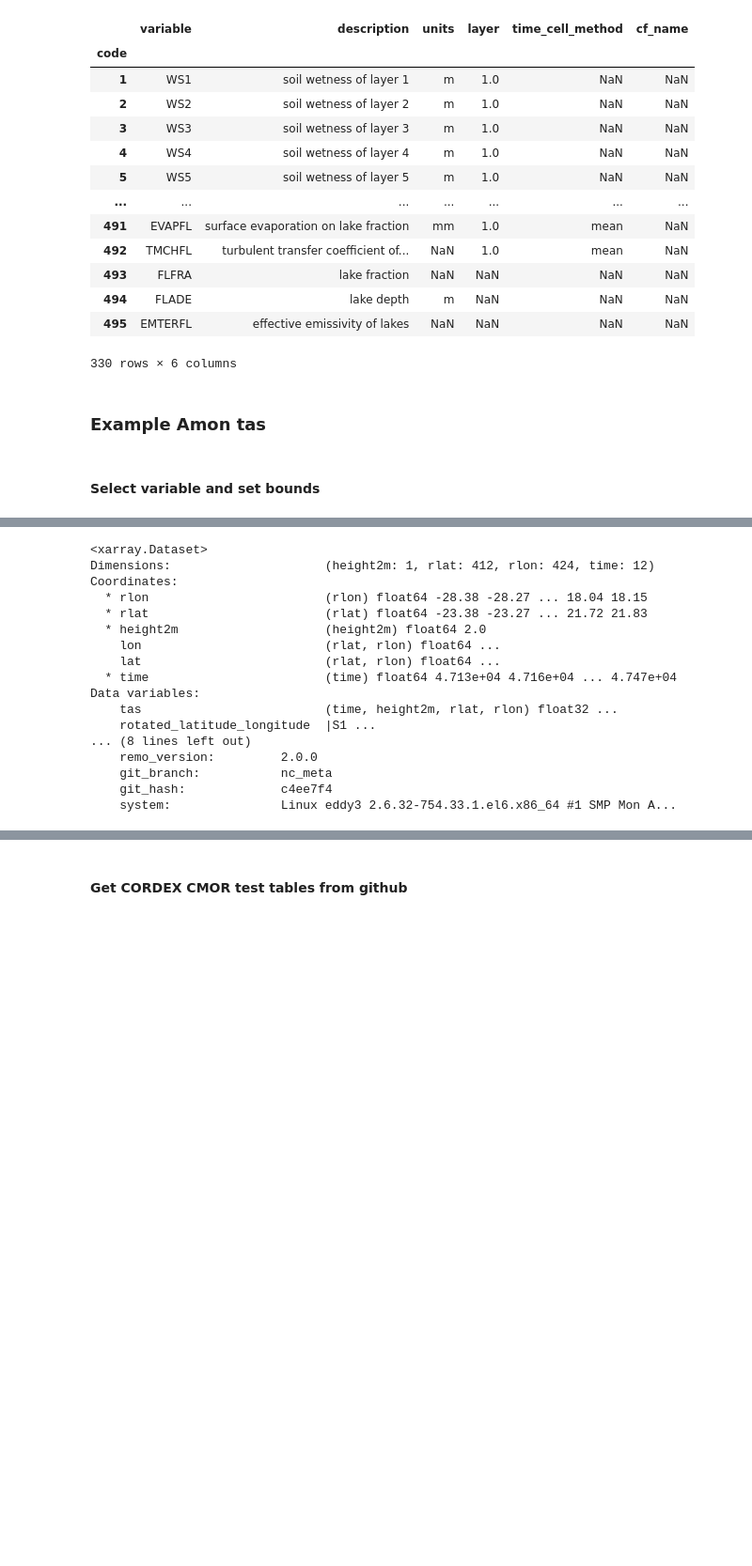
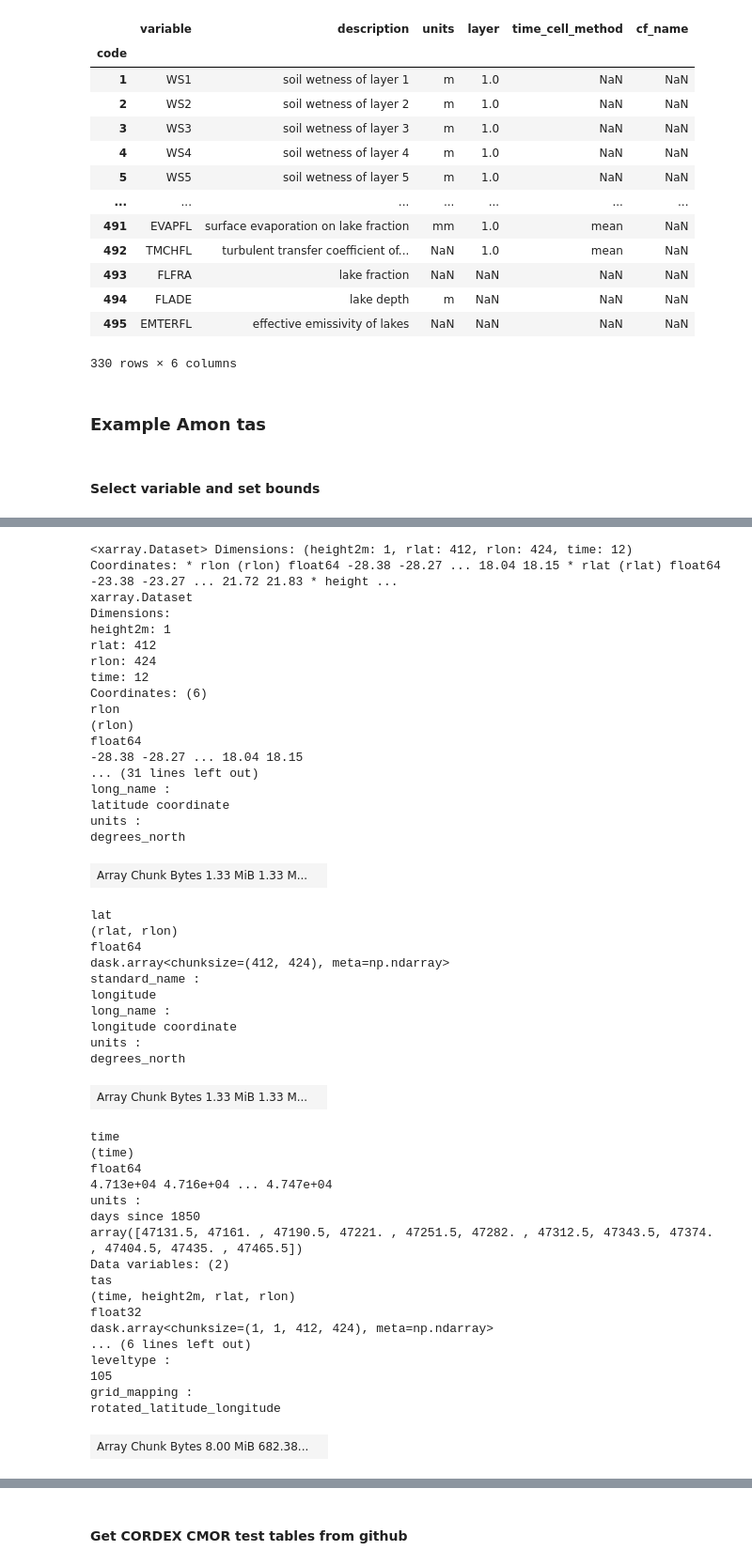
Before and after one commit to remo-rcm/pyremo, a Jupyter notebook: notebooks/remo-cmor-test.ipynb, the cells around one changed output, grey strips where cells are left out. Shown at 94% size. Cells and saved outputs as stored; diff of their text form; code cells hidden in the pictures; blank space fills up the shorter version.

Commit message:
revert remo-cmor-test notebook

```diff
--- a/notebooks/remo-cmor-test.ipynb
+++ b/notebooks/remo-cmor-test.ipynb
@@ -122,8 +106,7 @@ def correct_monthly_time_axis(ds):
 
 def select_domain(ds, domain):
     domain = cx.cordex_domain(domain)
-    # the method=='nearest' approach does not work well with dask
-    return ds.sel(rlon=slice(domain.rlon.min(), domain.rlon.max()), rlat=slice(domain.rlat.min(), domain.rlat.max()))
+    return ds.sel(rlon=domain.rlon, rlat=domain.rlat, method='nearest')
 
 
 def add_bnds(ds, bnds):
@@ -175,7 +158,7 @@ filenames
  '/work/ch0636/g300046/remo_results_056000/1979/e056000m197911.nc',
  '/work/ch0636/g300046/remo_results_056000/1979/e056000m197912.nc']
 # %%
-ds = open_mfdataset(filenames, chunks='auto', parallel=True)
+ds = open_mfdataset(filenames, chunks='auto')
 ds
 # %% [output]
 <xarray.Dataset>
@@ -312,23 +252,53 @@ Data variables:
 # %%
-#var = 'tas'
-#var_table = remo_table[remo_table.cf_name == var]
-#tas_ds = create_dataset(ds, var=var, table=var_table)
-#tas_ds
+var = 'tas'
+var_table = remo_table[remo_table.cf_name == var]
+tas_ds = create_dataset(ds, var=var, table=var_table)
+tas_ds
 # %% [output]
-<xarray.Dataset>
-Dimensions:                     (height2m: 1, rlat: 412, rlon: 424, time: 12)
-Coordinates:
-  * rlon                        (rlon) float64 -28.38 -28.27 ... 18.04 18.15
-  * rlat                        (rlat) float64 -23.38 -23.27 ... 21.72 21.83
-  * height2m                    (height2m) float64 2.0
-    lon                         (rlat, rlon) float64 ...
-    lat                         (rlat, rlon) float64 ...
-  * time                        (time) float64 4.713e+04 4.716e+04 ... 4.747e+04
-Data variables:
-    tas                         (time, height2m, rlat, rlon) float32 ...
-    rotated_latitude_longitude  |S1 ...
-... (8 lines left out)
-    remo_version:         2.0.0
-    git_branch:           nc_meta
-    git_hash:             c4ee7f4
-    system:               Linux eddy3 2.6.32-754.33.1.el6.x86_64 #1 SMP Mon A...
+<xarray.Dataset> Dimensions: (height2m: 1, rlat: 412, rlon: 424, time: 12) Coordinates: * rlon (rlon) float64 -28.38 -28.27 ... 18.04 18.15 * rlat (rlat) float64 -23.38 -23.27 ... 21.72 21.83 * height ...
+xarray.Dataset
+Dimensions:
+height2m: 1
+rlat: 412
+rlon: 424
+time: 12
+Coordinates: (6)
+rlon
+(rlon)
+float64
+-28.38 -28.27 ... 18.04 18.15
+... (31 lines left out)
+long_name :
+latitude coordinate
+units :
+degrees_north
+| Array Chunk Bytes 1.33 MiB 1.33 M... |  |
+lat
+(rlat, rlon)
+float64
+dask.array<chunksize=(412, 424), meta=np.ndarray>
+standard_name :
+longitude
+long_name :
+longitude coordinate
+units :
+degrees_north
+| Array Chunk Bytes 1.33 MiB 1.33 M... |  |
+time
+(time)
+float64
+4.713e+04 4.716e+04 ... 4.747e+04
+units :
+days since 1850
+array([47131.5, 47161. , 47190.5, 47221. , 47251.5, 47282. , 47312.5, 47343.5, 47374. , 47404.5, 47435. , 47465.5])
+Data variables: (2)
+tas
+(time, height2m, rlat, rlon)
+float32
+dask.array<chunksize=(1, 1, 412, 424), meta=np.ndarray>
+... (6 lines left out)
+leveltype :
+105
+grid_mapping :
+rotated_latitude_longitude
+| Array Chunk Bytes 8.00 MiB 682.38... |  |
```
Also changed, not shown: parts of 14 cells of this notebook.
